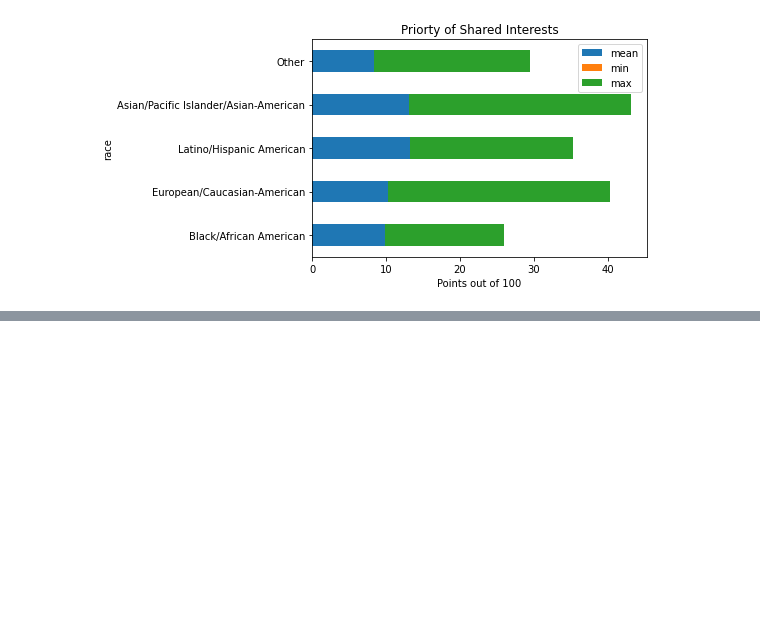
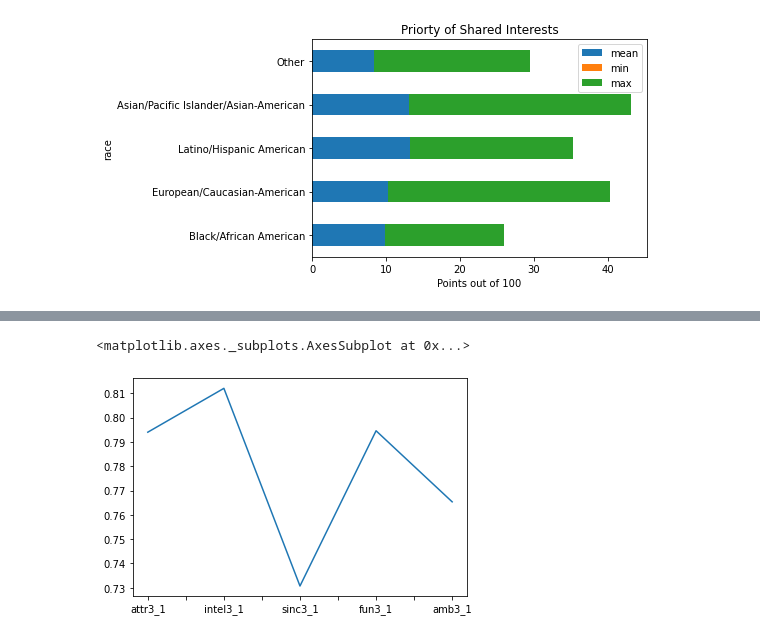
Before and after one commit to okwan91/Speed_dating, a Jupyter notebook: Notebooks/Graphs.ipynb, the cells around one changed output, grey strips where cells are left out. Cells and saved outputs as stored; diff of their text form; code cells hidden in the pictures; blank space fills up the shorter version.

```diff
--- a/Notebooks/Graphs.ipynb
+++ b/Notebooks/Graphs.ipynb
@@ -168,0 +213,5 @@ Text(0.5, 0, 'Points out of 100')
+# %%
+corr_self.loc['Total Self Rating'].plot()
+# %% [output]
+<matplotlib.axes._subplots.AxesSubplot at 0x...>
+[figure, added]
```
Also changed, not shown: parts of 3 cells of this notebook.
